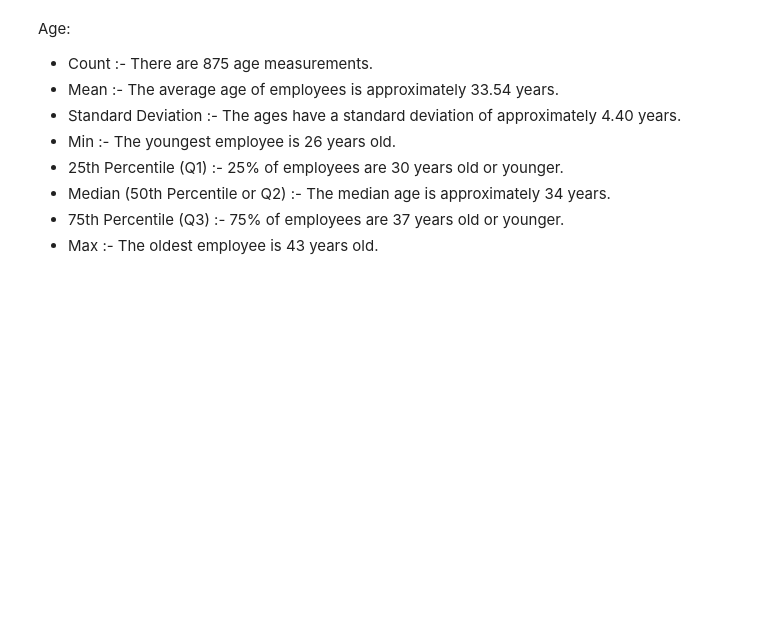
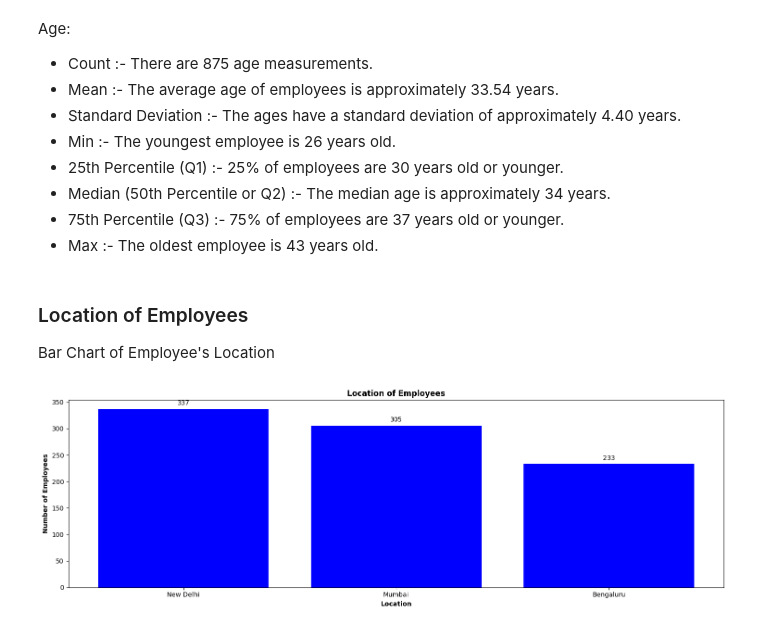
Before and after one commit to RIZWAN-VY/HR_Data_Analytics_and_Visualization, a Jupyter notebook: Employee_Data_Analysis_and_Visualization.ipynb, the cells around one changed output. Drawn from its saved outputs; the diff is of its cells as text; code cells hidden in the pictures; blank space fills up the shorter version.

Commit message:
Bar chart for employee location

```diff
--- a/Employee_Data_Analysis_and_Visualization.ipynb
+++ b/Employee_Data_Analysis_and_Visualization.ipynb
@@ -276,3 +276,25 @@ Age:
 * Median (50th Percentile or Q2) :- The median age is approximately 34 years.
 * 75th Percentile (Q3) :- 75% of employees are 37 years old or younger.
 * Max :- The oldest employee is 43 years old.
+# %% [markdown]
+### Location of Employees
+Bar Chart of Employee's Location
+# %%
+location_counts = data['Location'].value_counts()
+
+plt.figure(figsize=(15,5))
+bars = plt.bar(location_counts.index, location_counts.values, color='blue')
+plt.xlabel('Location',fontweight='bold')
+plt.ylabel('Number of Employees',fontweight='bold')
+plt.title('Location of Employees',fontweight='bold')
+plt.xticks(rotation=0)  # Rotate x-axis labels if needed
+
+# Adding counts as annotations above the bars
+for bar in bars:
+    yval = bar.get_height()
+    plt.text(bar.get_x() + bar.get_width() / 2, yval + 5, int(yval), ha='center', va='bottom')
+
+plt.tight_layout()
+plt.show()
+# %% [output]
+[figure, added]
```
